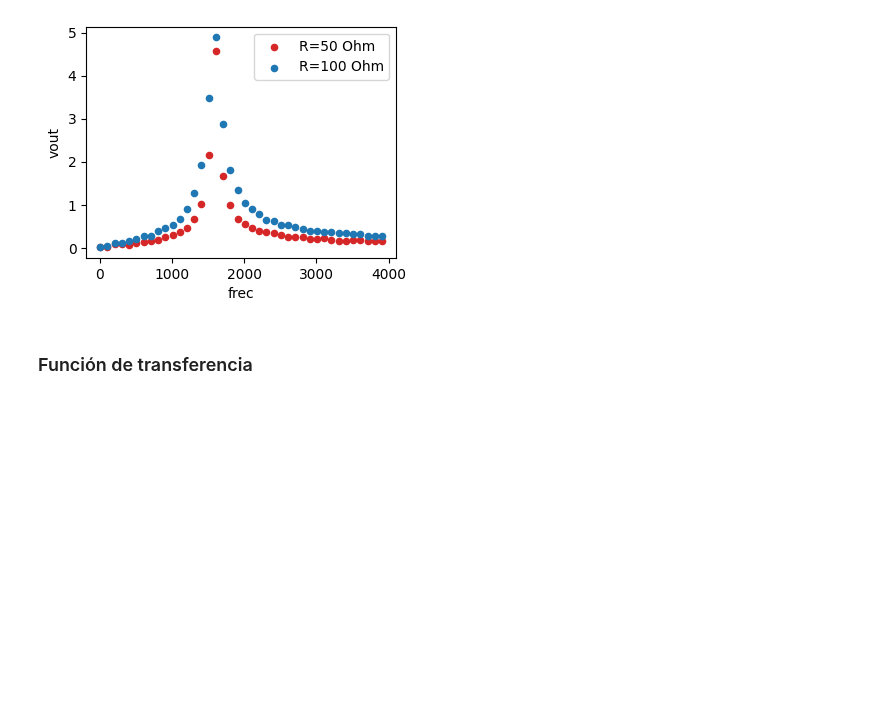
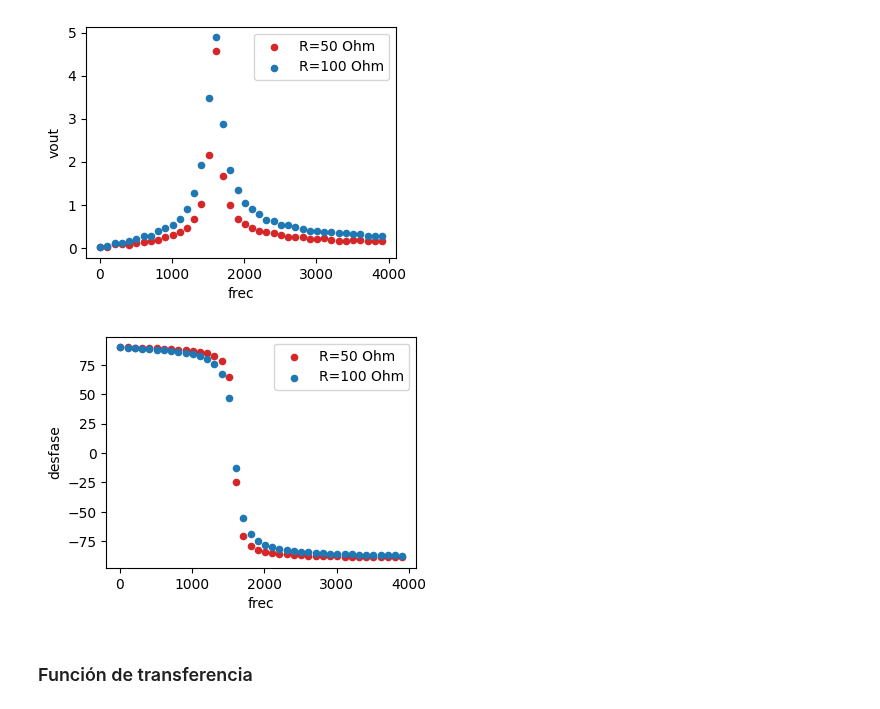
Before and after one commit to chacoma/LABO3_DF_UBA, a Jupyter notebook: Programas/Filtros/analisis_filtro_pasa_banda.ipynb, the cells around one changed output. Drawn from its saved outputs; the diff is of its cells as text; code cells hidden in the pictures; blank space fills up the shorter version.

```diff
--- a/Programas/Filtros/analisis_filtro_pasa_banda.ipynb
+++ b/Programas/Filtros/analisis_filtro_pasa_banda.ipynb
@@ -13,13 +22,23 @@ df_R100 = pd.read_csv(arx)
 # %%
 fig,ax = plt.subplots(figsize=(4,3))
 
 df_R50.plot( x='frec', y="vout", ax=ax, kind='scatter', label='R=50 Ohm',color='C3' )
 
 df_R100.plot( x='frec', y="vout", ax=ax , kind='scatter', label='R=100 Ohm')
 
 plt.show()
+
+
+fig,ax = plt.subplots(figsize=(4,3))
+
+df_R50.plot( x='frec', y="desfase", ax=ax, kind='scatter', label='R=50 Ohm',color='C3' )
+
+df_R100.plot( x='frec', y="desfase", ax=ax , kind='scatter', label='R=100 Ohm')
+
+plt.show()
 # %% [output]
 [figure]
+[figure, added]
 # %% [markdown]
 ### Función de transferencia
 # %%
```
Also changed, not shown: parts of 1 cell of this notebook.
